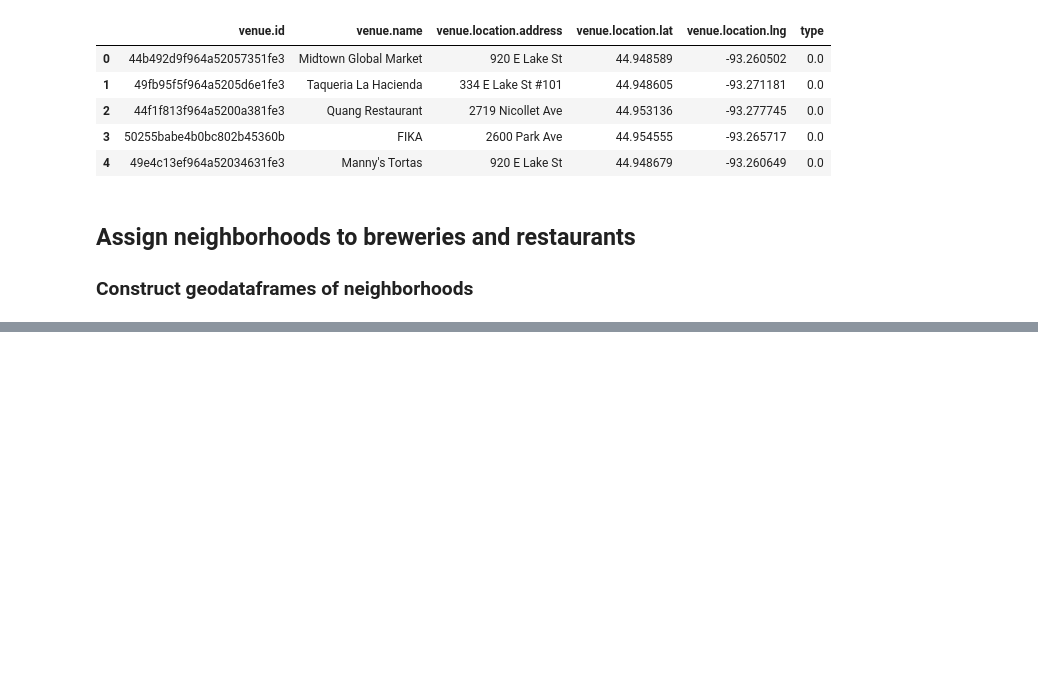
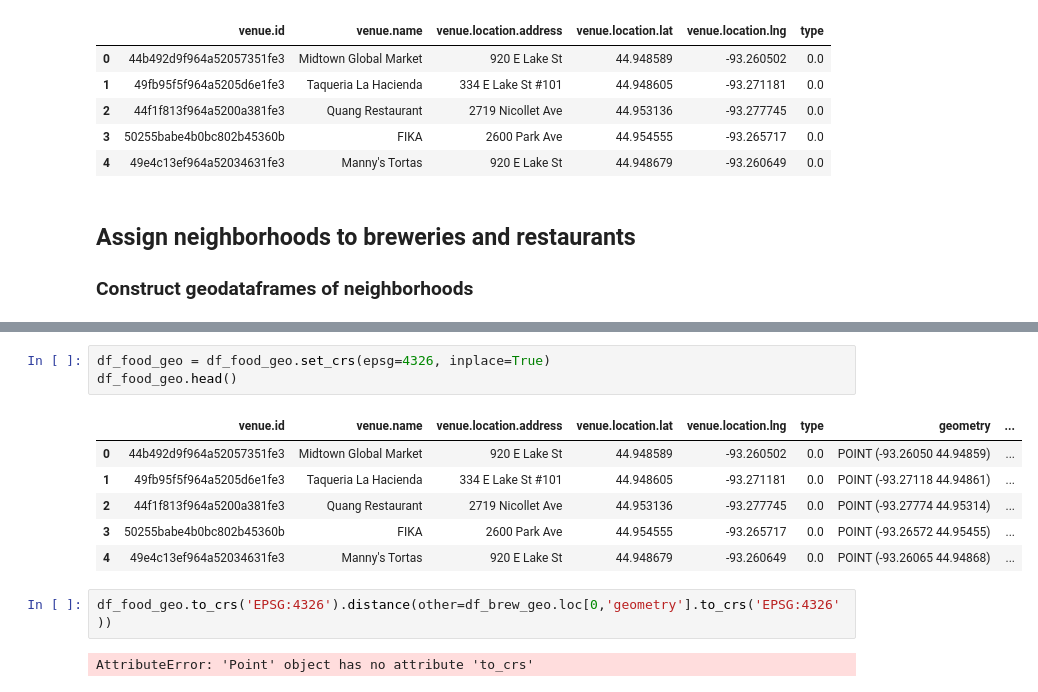
Before and after one commit to no50free/Twin_Cities_Cluster_Analysis, a Jupyter notebook: Capstone Cleaned.ipynb, the cells around one changed output, grey strips where cells are left out. Cells and saved outputs as stored; diff of their text form; blank space fills up the shorter version.

```diff
--- a/Capstone Cleaned.ipynb
+++ b/Capstone Cleaned.ipynb
@@ -428,0 +504,14 @@ tc_geo.tail()
+# %%
+df_food_geo = df_food_geo.set_crs(epsg=4326, inplace=True)
+df_food_geo.head()
+# %% [output]
+|  | venue.id | venue.name | venue.location.address | venue.location.lat | venue.location.lng | type | geometry | ... |
+| 0 | 44b492d9f964a52057351fe3 | Midtown Global Market | 920 E Lake St | 44.948589 | -93.260502 | 0.0 | POINT (-93.26050 44.94859) | ... |
+| 1 | 49fb95f5f964a5205d6e1fe3 | Taqueria La Hacienda | 334 E Lake St #101 | 44.948605 | -93.271181 | 0.0 | POINT (-93.27118 44.94861) | ... |
+| 2 | 44f1f813f964a5200a381fe3 | Quang Restaurant | 2719 Nicollet Ave | 44.953136 | -93.277745 | 0.0 | POINT (-93.27774 44.95314) | ... |
+| 3 | 50255babe4b0bc802b45360b | FIKA | 2600 Park Ave | 44.954555 | -93.265717 | 0.0 | POINT (-93.26572 44.95455) | ... |
+| 4 | 49e4c13ef964a52034631fe3 | Manny's Tortas | 920 E Lake St | 44.948679 | -93.260649 | 0.0 | POINT (-93.26065 44.94868) | ... |
+# %%
+df_food_geo.to_crs('EPSG:4326').distance(other=df_brew_geo.loc[0,'geometry'].to_crs('EPSG:4326'))
+# %% [output]
+AttributeError: 'Point' object has no attribute 'to_crs'
```
Also changed, not shown: parts of 16 cells of this notebook.
